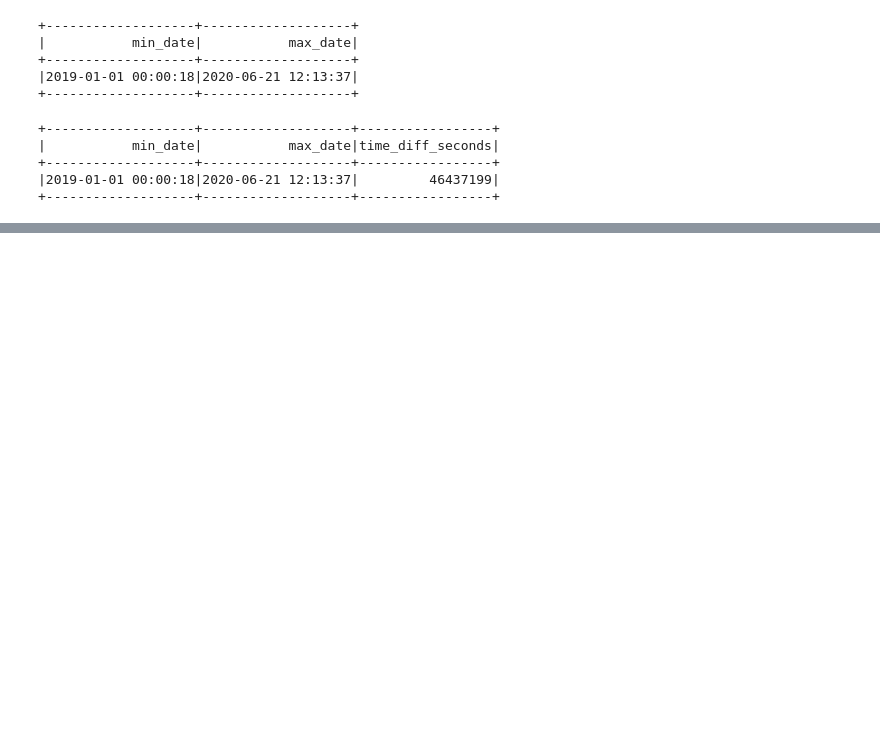
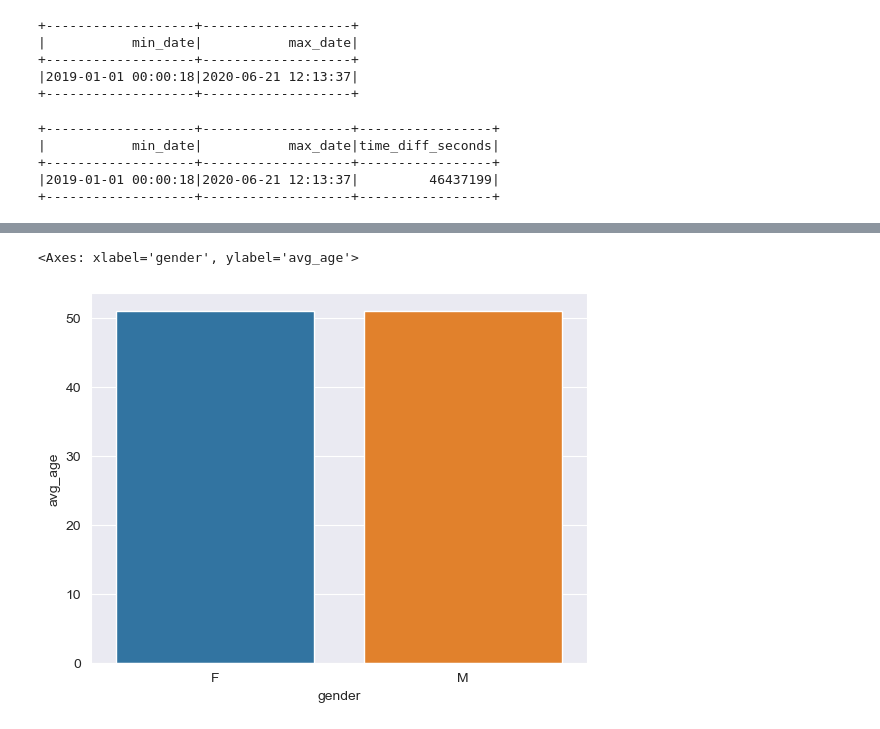
Before and after one commit to ZygimantasB/-pyspark_training, a Jupyter notebook: kaggle/credit_card_transaction.ipynb, the cells around one changed output, grey strips where cells are left out. Saved outputs shown, nothing was run; the diff lists cells and outputs as text; code cells hidden in the pictures; blank space fills up the shorter version.

```diff
--- a/kaggle/credit_card_transaction.ipynb
+++ b/kaggle/credit_card_transaction.ipynb
@@ -16,6 +16,8 @@ df_path = r"F:\Datasets\CSV datasets\credit_card_transactions.csv"
 spark = SparkSession.builder.appName('Credit_Card_Transactions').getOrCreate()
 # %%
 df = spark.read.csv(df_path, inferSchema=True, header=True)
+# %%
+df = df.drop('Unnamed: 0')
 # %%
 df.select([
     F.sum(F.when(F.col(column).isNull(), 1).otherwise(0)).alias(column) for column in df.columns
@@ -90,3 +92,10 @@ df.agg(
 +-------------------+-------------------+-----------------+
 |2019-01-01 00:00:18|2020-06-21 12:13:37|         46437199|
 +-------------------+-------------------+-----------------+
+# %%
+df = df.withColumn(
+    'age',
+    F.round((
+        F.months_between(F.current_date(), F.col('dob')) / 12), 0)
+        .cast(IntegerType()).alias('age')
+)
@@ -92,0 +142,11 @@ df.agg(
+# %%
+gender_avg_age = df.groupBy(
+    F.col('gender')
+).agg(
+    F.round(F.mean('age')).alias('avg_age')
+)
+# %%
+sns.barplot(gender_avg_age.toPandas(), x='gender', y='avg_age', hue='gender')
+# %% [output]
+<Axes: xlabel='gender', ylabel='avg_age'>
+[figure, added]
```
Also changed, not shown: parts of 12 cells of this notebook, 1 other file.
